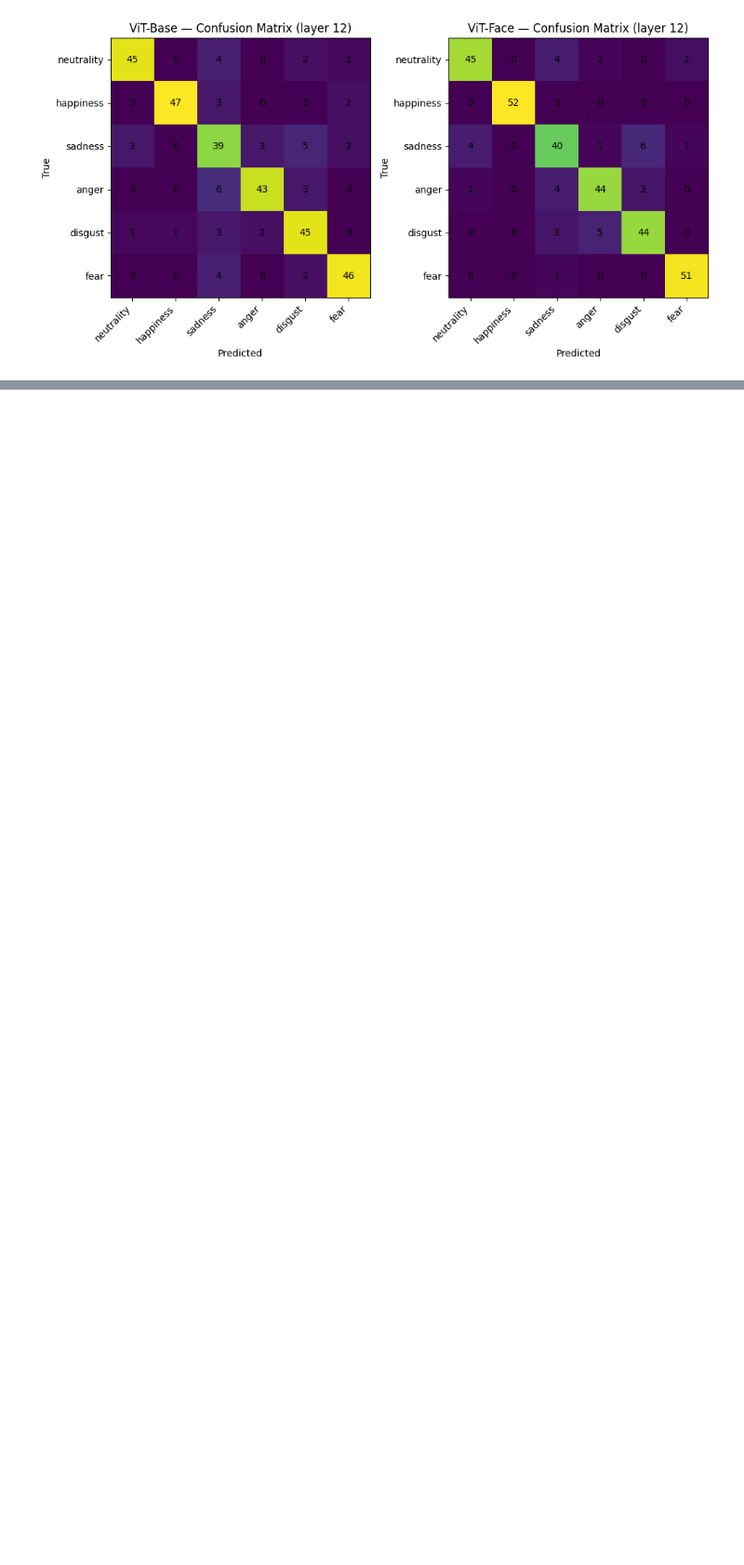
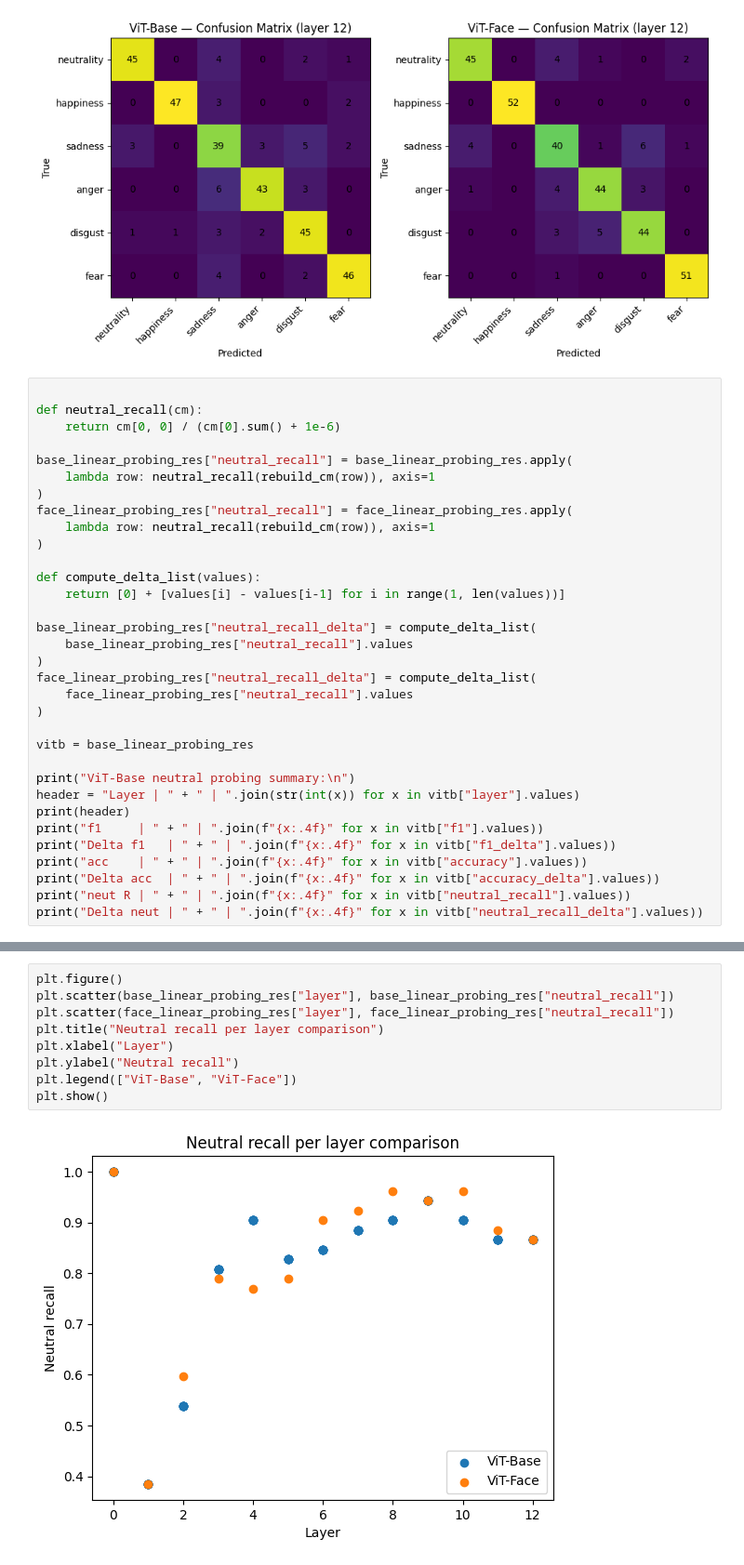
Before and after one commit to nswierkowski/ViT-Empathy, a Jupyter notebook: notebooks/Simple_linear_probing_analysis.ipynb, the cells around one changed output, grey strips where cells are left out. Shown at 93% size. Cells and saved outputs as stored; diff of their text form; blank space fills up the shorter version.

```diff
--- a/notebooks/Simple_linear_probing_analysis.ipynb
+++ b/notebooks/Simple_linear_probing_analysis.ipynb
@@ -123,3 +170,36 @@ for i in range(num_layers):
 [figure]
 [figure]
 [figure]
+# %%
+
+def neutral_recall(cm):
+    return cm[0, 0] / (cm[0].sum() + 1e-6)
+
+base_linear_probing_res["neutral_recall"] = base_linear_probing_res.apply(
+    lambda row: neutral_recall(rebuild_cm(row)), axis=1
+)
+face_linear_probing_res["neutral_recall"] = face_linear_probing_res.apply(
+    lambda row: neutral_recall(rebuild_cm(row)), axis=1
+)
+
+def compute_delta_list(values):
+    return [0] + [values[i] - values[i-1] for i in range(1, len(values))]
+
+base_linear_probing_res["neutral_recall_delta"] = compute_delta_list(
+    base_linear_probing_res["neutral_recall"].values
+)
+face_linear_probing_res["neutral_recall_delta"] = compute_delta_list(
+    face_linear_probing_res["neutral_recall"].values
+)
+
+vitb = base_linear_probing_res
+
+print("ViT-Base neutral probing summary:\n")
+header = "Layer | " + " | ".join(str(int(x)) for x in vitb["layer"].values)
+print(header)
+print("f1     | " + " | ".join(f"{x:.4f}" for x in vitb["f1"].values))
+print("Delta f1   | " + " | ".join(f"{x:.4f}" for x in vitb["f1_delta"].values))
+print("acc    | " + " | ".join(f"{x:.4f}" for x in vitb["accuracy"].values))
+print("Delta acc  | " + " | ".join(f"{x:.4f}" for x in vitb["accuracy_delta"].values))
+print("neut R | " + " | ".join(f"{x:.4f}" for x in vitb["neutral_recall"].values))
+print("Delta neut | " + " | ".join(f"{x:.4f}" for x in vitb["neutral_recall_delta"].values))
@@ -125,0 +216,11 @@ for i in range(num_layers):
+# %%
+plt.figure()
+plt.scatter(base_linear_probing_res["layer"], base_linear_probing_res["neutral_recall"])
+plt.scatter(face_linear_probing_res["layer"], face_linear_probing_res["neutral_recall"])
+plt.title("Neutral recall per layer comparison")
+plt.xlabel("Layer")
+plt.ylabel("Neutral recall")
+plt.legend(["ViT-Base", "ViT-Face"])
+plt.show()
+# %% [output]
+[figure, added]
```
Also changed, not shown: parts of 12 cells of this notebook, 1 other file.
